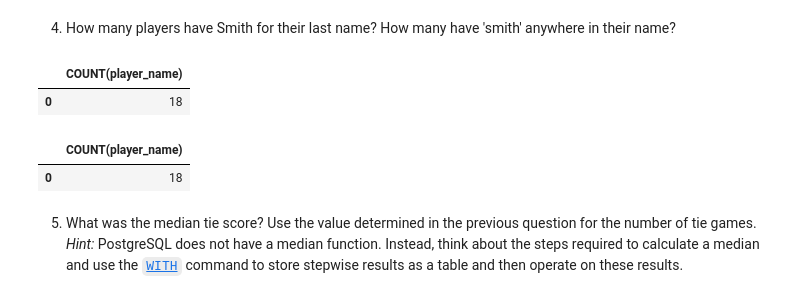
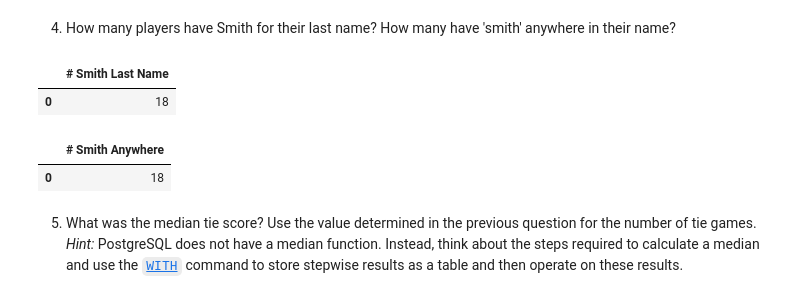
Before and after one commit to spencertollefson/deliverables-metis, a Jupyter notebook: challenges/challenge_set_09_sql_spencertollefson.ipynb, the cells around one changed output. Drawn from its saved outputs; the diff is of its cells as text; code cells hidden in the pictures.

```diff
--- a/challenges/challenge_set_09_sql_spencertollefson.ipynb
+++ b/challenges/challenge_set_09_sql_spencertollefson.ipynb
@@ -313,25 +361,25 @@ pd.read_sql(sqlquery, db)
 4. How many players have Smith for their last name? How many have 'smith' anywhere in their name?
 # %%
 # Smith for last name
-sqlquery = '''  SELECT COUNT(player_name)
+sqlquery = '''  SELECT COUNT(player_name) AS "# Smith Last Name"
                 FROM Player
                 WHERE player_name LIKE '%smith';
                 '''
 
 pd.read_sql(sqlquery, db)
 # %% [output]
-|  | COUNT(player_name) |
+|  | # Smith Last Name |
 | 0 | 18 |
 # %%
 # Smith anywhere in name
-sqlquery = '''  SELECT COUNT(player_name)
+sqlquery = '''  SELECT COUNT(player_name) AS "# Smith Anywhere"
                 FROM Player
-                WHERE player_name LIKE '%smith';
+                WHERE player_name LIKE '%smith%';
                 '''
 
 pd.read_sql(sqlquery, db)
 # %% [output]
-|  | COUNT(player_name) |
+|  | # Smith Anywhere |
 | 0 | 18 |
 # %% [markdown]
 5. What was the median tie score? Use the value determined in the previous question for the number of tie games. *Hint:* PostgreSQL does not have a median function. Instead, think about the steps required to calculate a median and use the [`WITH`](https://www.postgresql.org/docs/8.4/static/queries-with.html) command to store stepwise results as a table and then operate on these results.
```
Also changed, not shown: parts of 66 cells of this notebook, 37 other files.
